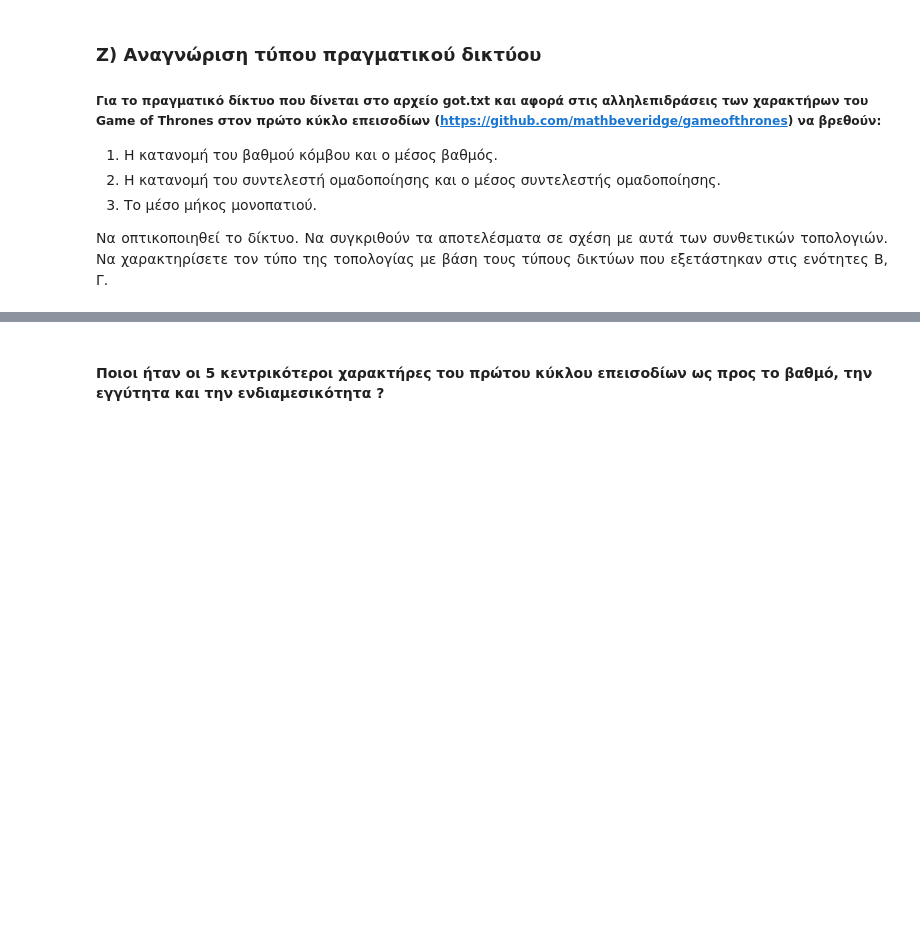
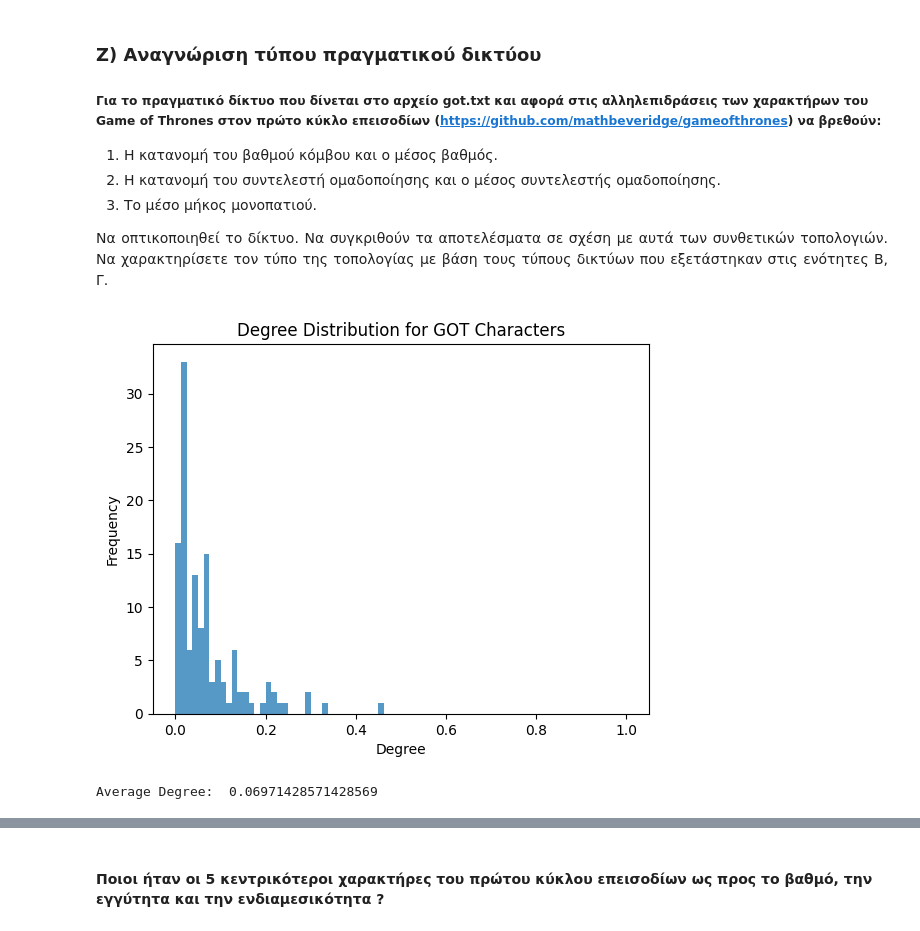
Before and after one commit to ntua-el20827/NTUA_Social_Networks_Analysis, a Jupyter notebook: lab01/lab1_student_version_2024.ipynb, the cells around one changed output, grey strips where cells are left out. Saved outputs shown, nothing was run; the diff lists cells and outputs as text; code cells hidden in the pictures; blank space fills up the shorter version.

```diff
--- a/lab01/lab1_student_version_2024.ipynb
+++ b/lab01/lab1_student_version_2024.ipynb
@@ -1096,3 +1096,15 @@ with open('got.txt') as csv_file:
     for row in csv_reader:
             G_got.add_edge(row[0],row[1],weight=row[2])
             line_count += 1
+# %%
+#1 Deggree Centrality
+degrees = find_degree(G_got)
+plt.hist(list(degrees.values()), bins=80, alpha=0.75, range=(0, 1))
+plt.title('Degree Distribution for GOT Characters')
+plt.xlabel('Degree')
+plt.ylabel('Frequency')
+plt.show()
+print("Average Degree: ", np.mean(np.array(list(degrees.values()))))
+# %% [output]
+[figure, added]
+Average Degree:  0.06971428571428569
```
Also changed, not shown: parts of 3 cells of this notebook, 1 other file.
